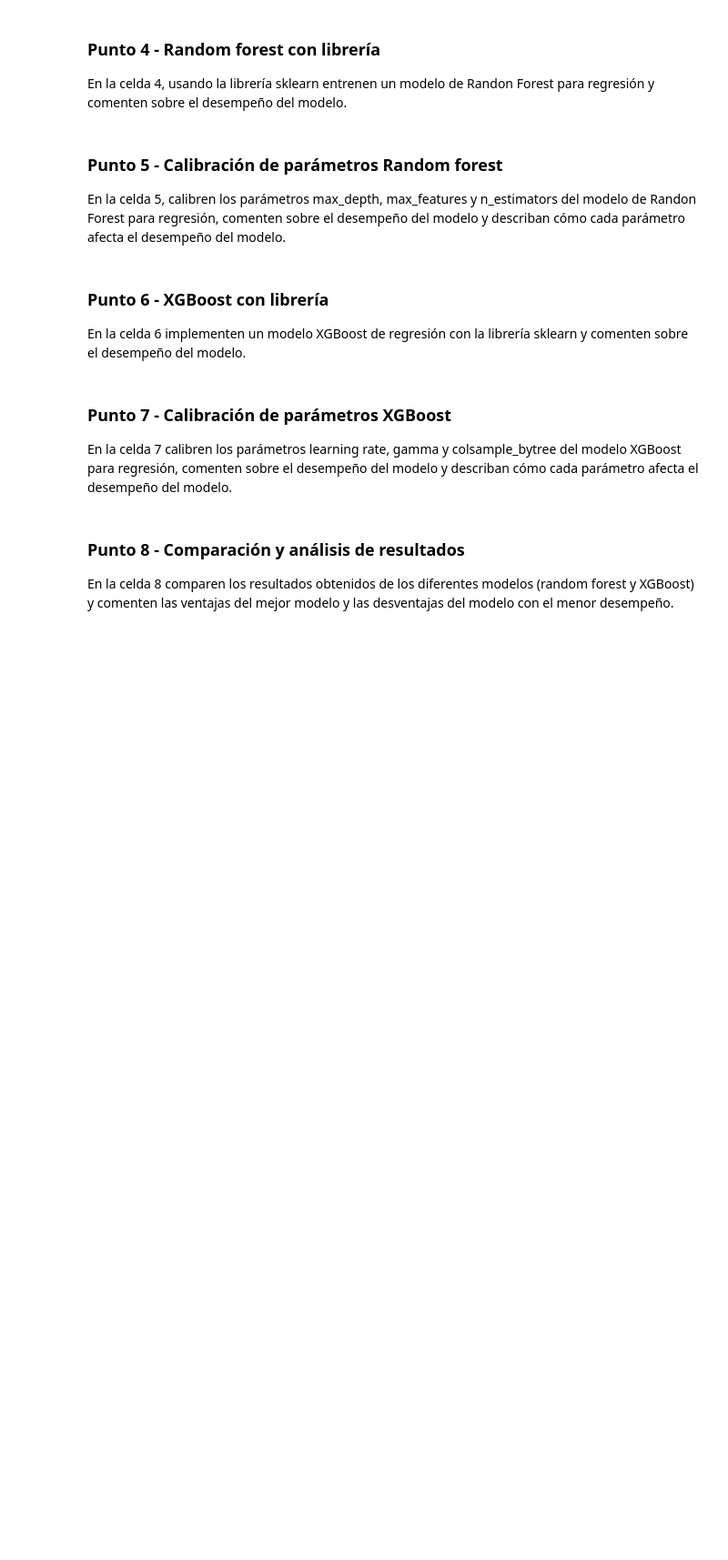
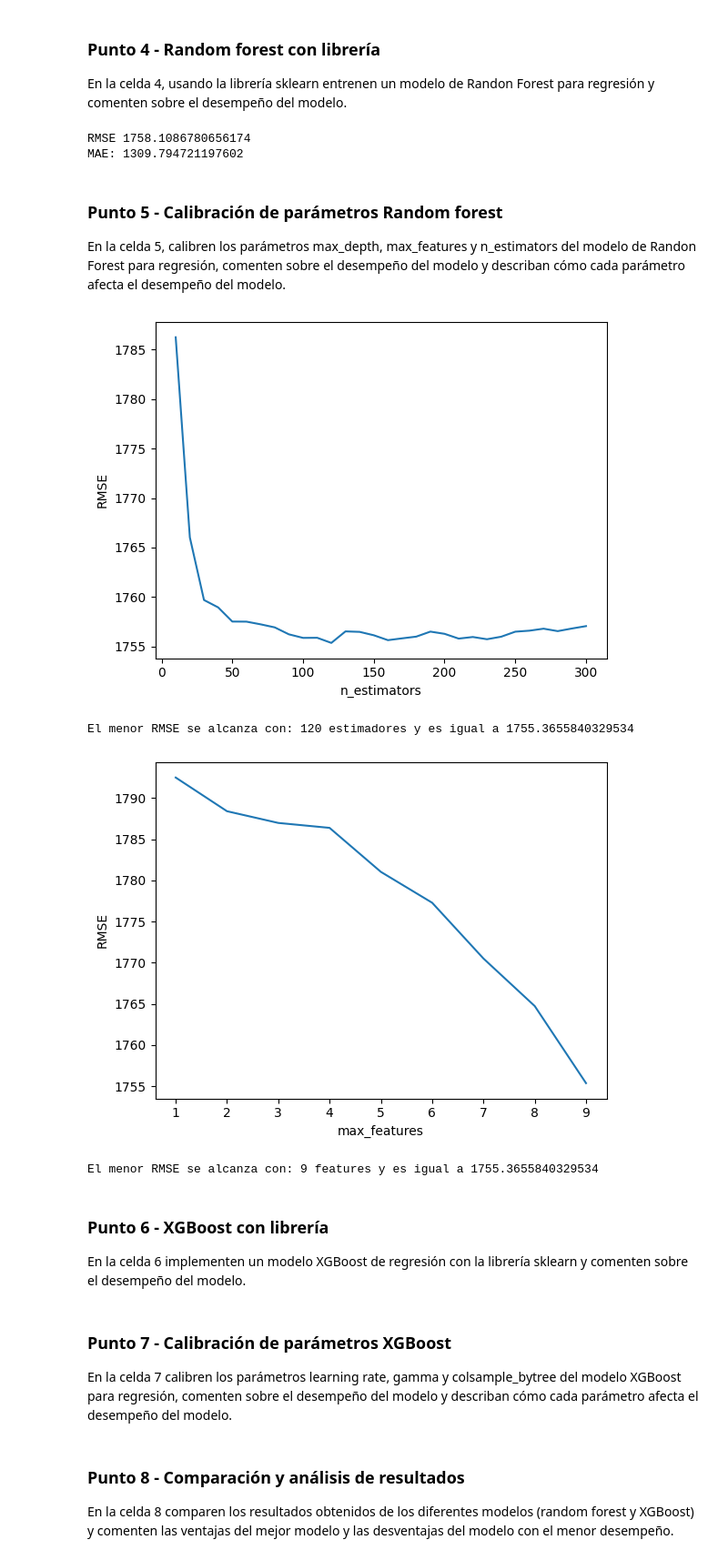
Before and after one commit to ggomez1803/ML-NLP, a Jupyter notebook: MIAD_ML_NLP_2023/Semana 2/S2TC1_RandomForests_Boosting.ipynb, the cells around one changed output. Shown: that part at 91% size. Cells and saved outputs as stored; diff of their text form; code cells hidden in the pictures; blank space fills up the shorter version.

```diff
--- a/MIAD_ML_NLP_2023/Semana 2/S2TC1_RandomForests_Boosting.ipynb
+++ b/MIAD_ML_NLP_2023/Semana 2/S2TC1_RandomForests_Boosting.ipynb
@@ -246,3 +261,17 @@ print("Accuracy:", accuracy)
+# %%
+# Celda 4
+rf_reg = RandomForestRegressor()
+rf_reg.fit(X_train, y_train)
+y_pred = rf_reg.predict(X_test)
+
+
+rmse=np.sqrt(mean_squared_error(y_pred, y_test))
+print("RMSE", rmse)
+mae = mean_absolute_error(y_test, y_pred)
+print("MAE:", mae)
+# %% [output]
+RMSE 1758.1086780656174
+MAE: 1309.794721197602
 # %% [markdown]
 ### Punto 5 - Calibración de parámetros Random forest
 
@@ -252,3 +279,59 @@ En la celda 5, calibren los parámetros max_depth, max_features y n_estimators d
+# %%
+# Celda 5
+import matplotlib.pyplot as plt
+# Creación de lista de valores para iterar sobre diferentes valores de n_estimators
+estimator_range = range(10, 310, 10)
+
+# Definición de lista para almacenar la exactitud (accuracy) promedio para cada valor de n_estimators
+rmse_scores = []
+
+# Calibración de n_estimators
+for estimator in estimator_range:
+    rf_reg = RandomForestRegressor(n_estimators=estimator, random_state=1, n_jobs=-1)
+    rf_reg.fit(X_train, y_train)
+    y_pred = rf_reg.predict(X_test)
+    rmse_scores.append(np.sqrt(mean_squared_error(y_pred, y_test)))
+
+plt.plot(estimator_range, rmse_scores)
+plt.xlabel('n_estimators')
+plt.ylabel('RMSE')
+plt.show()
+
+min_index = np.argmin(rmse_scores)
+min_index
+rmse_scores[min_index]
+estimator_range[min_index]
+print("El menor RMSE se alcanza con:", estimator_range[min_index], "estimadores y es igual a", rmse_scores[min_index])
+
+
+# Creación de lista de valores para iterar sobre diferentes valores de max_features
+feature_range = range(1, X_train.shape[1]+1)
+
+# Definición de lista para almacenar la exactitud (accuracy) promedio para cada valor de max_features
+rmse_scores = []
+
+# Calibración de max_features
+for feature in feature_range:
+    rf_reg = RandomForestRegressor(n_estimators=estimator_range[min_index], max_features=feature, random_state=1, n_jobs=-1)
+    rf_reg.fit(X_train, y_train)
+    y_pred = rf_reg.predict(X_test)
+    rmse_scores.append(np.sqrt(mean_squared_error(y_pred, y_test)))
+
+plt.plot(feature_range, rmse_scores)
+plt.xlabel('max_features')
+plt.ylabel('RMSE')
+plt.show()
+
+min_index = np.argmin(rmse_scores)
+min_index
+rmse_scores[min_index]
+estimator_range[min_index]
+print("El menor RMSE se alcanza con:", feature_range[min_index], "features y es igual a", rmse_scores[min_index])
+# %% [output]
+[figure, added]
+El menor RMSE se alcanza con: 120 estimadores y es igual a 1755.3655840329534
+[figure, added]
+El menor RMSE se alcanza con: 9 features y es igual a 1755.3655840329534
 # %% [markdown]
 ### Punto 6 - XGBoost con librería
 
```
Also changed, not shown: parts of 7 cells of this notebook, 1 other file.
